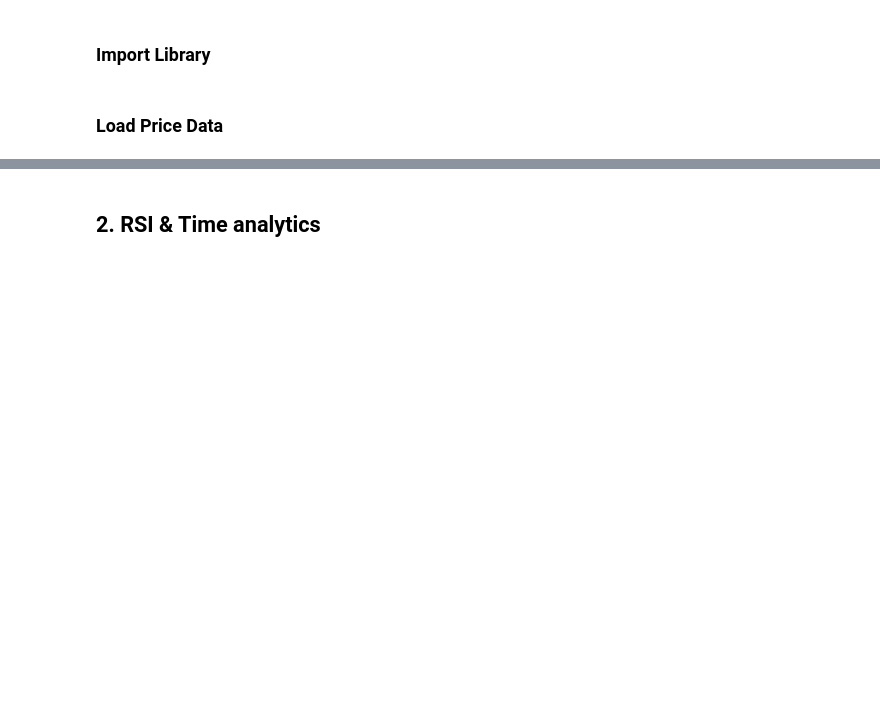
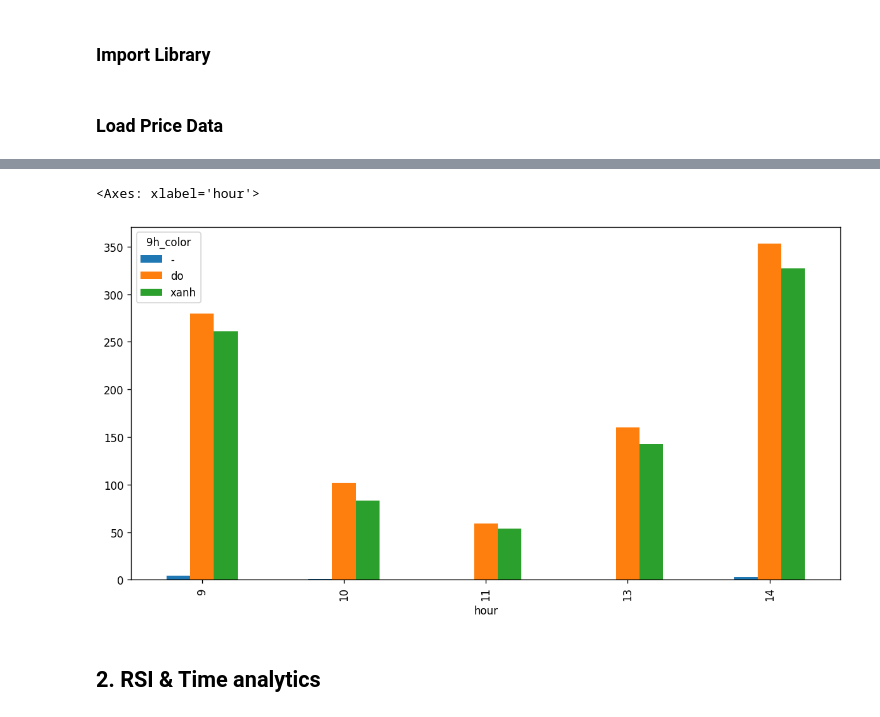
Before and after one commit to zuongthaotn/phantich-chungkhoan, a Jupyter notebook: VN30F1M/Day_High_Low_Analytics.ipynb, the cells around one changed output, grey strips where cells are left out. Cells and saved outputs as stored; diff of their text form; code cells hidden in the pictures; blank space fills up the shorter version.

```diff
--- a/VN30F1M/Day_High_Low_Analytics.ipynb
+++ b/VN30F1M/Day_High_Low_Analytics.ipynb
@@ -51,3 +102,10 @@ df_merged['minute'] = df_merged.index.minute
+# %%
+is_min_data = df3[df3.is_min == True]
+group_by_hour2 = is_min_data.groupby(['hour', '9h_color'])['hour'].count().rename({'hour': 'count'})
+group_by_hour2.unstack().plot.bar()
+# %% [output]
+<Axes: xlabel='hour'>
+[figure, added]
 # %% [markdown]
 ## 2. RSI & Time analytics
 # %%
```
Also changed, not shown: parts of 8 cells of this notebook, 2 other files.
